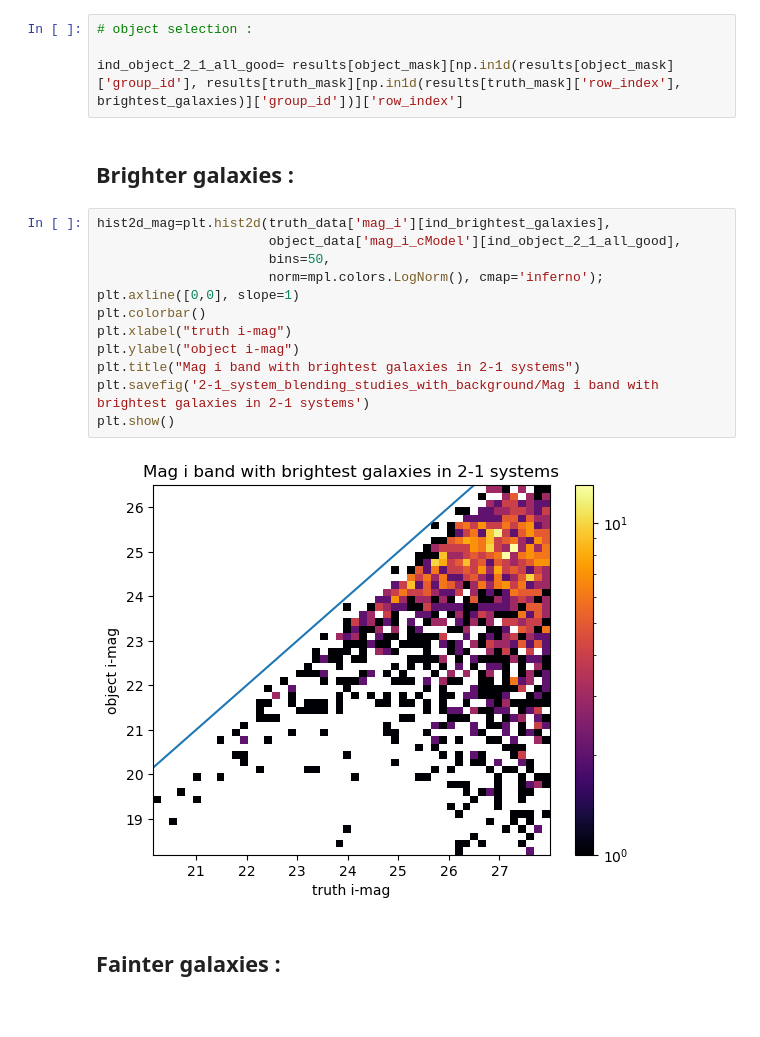
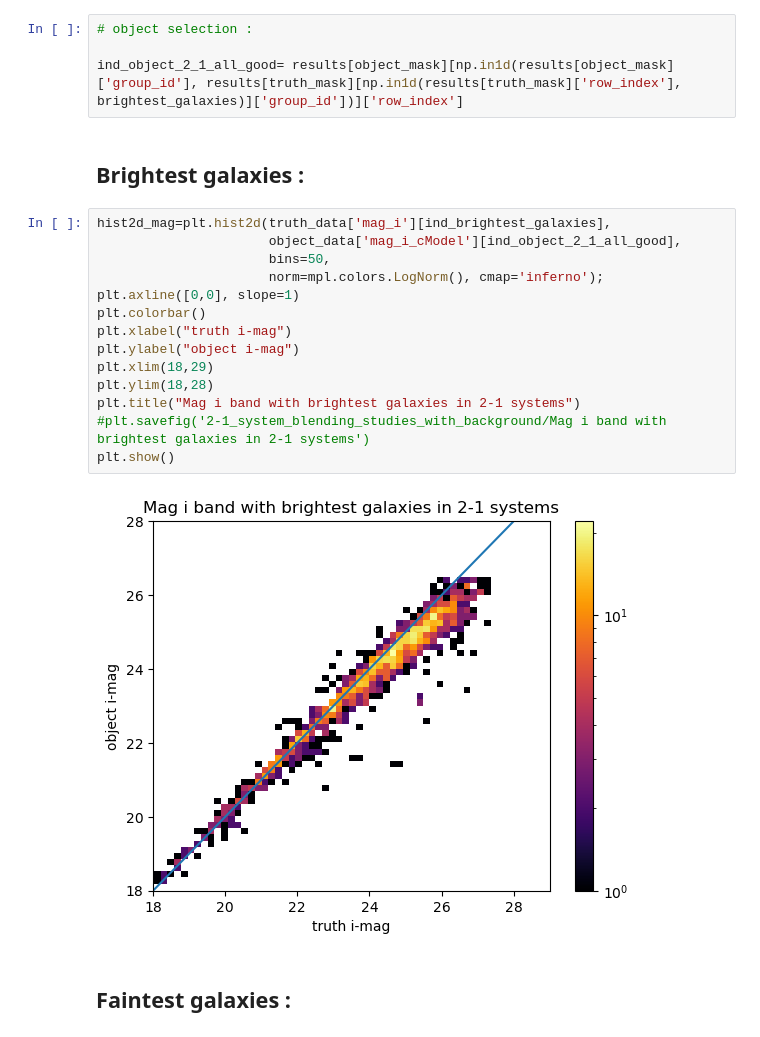
Before and after one commit to GabrielFrugier/stage_LSST, a Jupyter notebook: study_with_background_galaxies_for_2_1_syst.ipynb, the cells around one changed output. Cells and saved outputs as stored; diff of their text form.

```diff
--- a/study_with_background_galaxies_for_2_1_syst.ipynb
+++ b/study_with_background_galaxies_for_2_1_syst.ipynb
@@ -580,23 +580,25 @@ print(type(faintest_galaxies))
 
 ind_object_2_1_all_good= results[object_mask][np.in1d(results[object_mask]['group_id'], results[truth_mask][np.in1d(results[truth_mask]['row_index'], brightest_galaxies)]['group_id'])]['row_index']
 # %% [markdown]
-## Brighter galaxies :
+## Brightest galaxies :
 # %%
 hist2d_mag=plt.hist2d(truth_data['mag_i'][ind_brightest_galaxies],
                       object_data['mag_i_cModel'][ind_object_2_1_all_good],
                       bins=50,
                       norm=mpl.colors.LogNorm(), cmap='inferno');
 plt.axline([0,0], slope=1)
 plt.colorbar()
 plt.xlabel("truth i-mag")
 plt.ylabel("object i-mag")
+plt.xlim(18,29)
+plt.ylim(18,28)
 plt.title("Mag i band with brightest galaxies in 2-1 systems")
-plt.savefig('2-1_system_blending_studies_with_background/Mag i band with brightest galaxies in 2-1 systems')
+#plt.savefig('2-1_system_blending_studies_with_background/Mag i band with brightest galaxies in 2-1 systems')
 plt.show()
 # %% [output]
-[figure, old version]
+[figure, new version]
 # %% [markdown]
-## Fainter galaxies :
+## Faintest galaxies :
 # %%
 hist2d_mag=plt.hist2d(truth_data['mag_i'][ind_faintest_galaxies],
                       object_data['mag_i_cModel'][ind_object_2_1_all_good],
```
Also changed, not shown: parts of 6 cells of this notebook.
